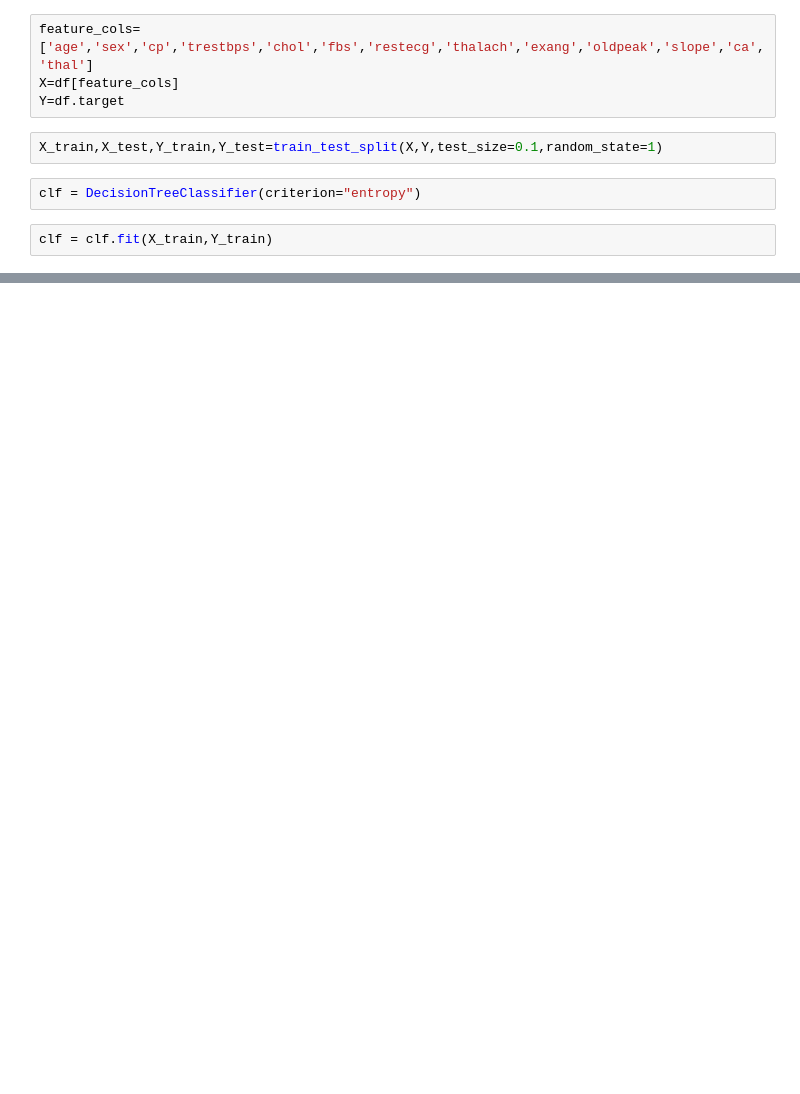
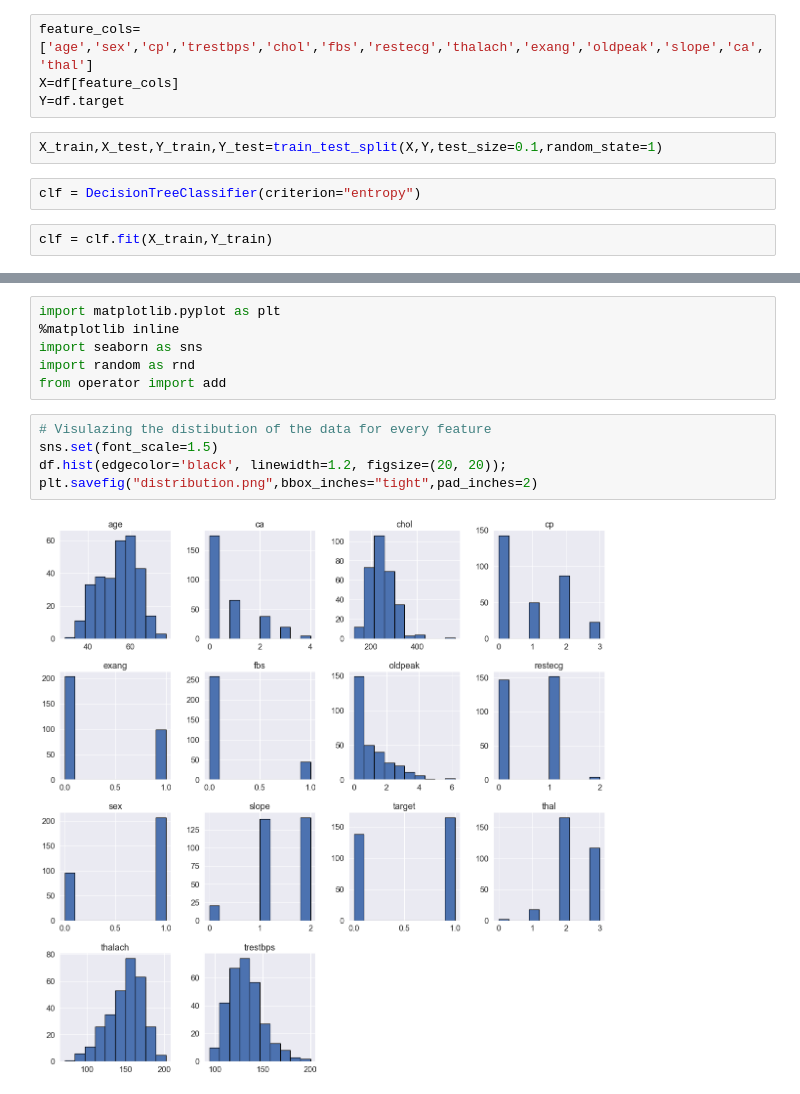
Before and after one commit to Fahim-Ahmed-Ratul/Heart-Disease-Prediction-Using-Machine-Learning-Algorithm-Id3-Built-In-, a Jupyter notebook: Id3.ipynb, the cells around one changed output, grey strips where cells are left out. Drawn from its saved outputs; the diff is of its cells as text; blank space fills up the shorter version.

```diff
--- a/Id3.ipynb
+++ b/Id3.ipynb
@@ -38,0 +66,13 @@ clf = clf.fit(X_train,Y_train)
+# %%
+import matplotlib.pyplot as plt
+%matplotlib inline
+import seaborn as sns
+import random as rnd
+from operator import add
+# %%
+# Visulazing the distibution of the data for every feature
+sns.set(font_scale=1.5)
+df.hist(edgecolor='black', linewidth=1.2, figsize=(20, 20));
+plt.savefig("distribution.png",bbox_inches="tight",pad_inches=2)
+# %% [output]
+[figure, added]
```
Also changed, not shown: parts of 15 cells of this notebook, 7 other files.
